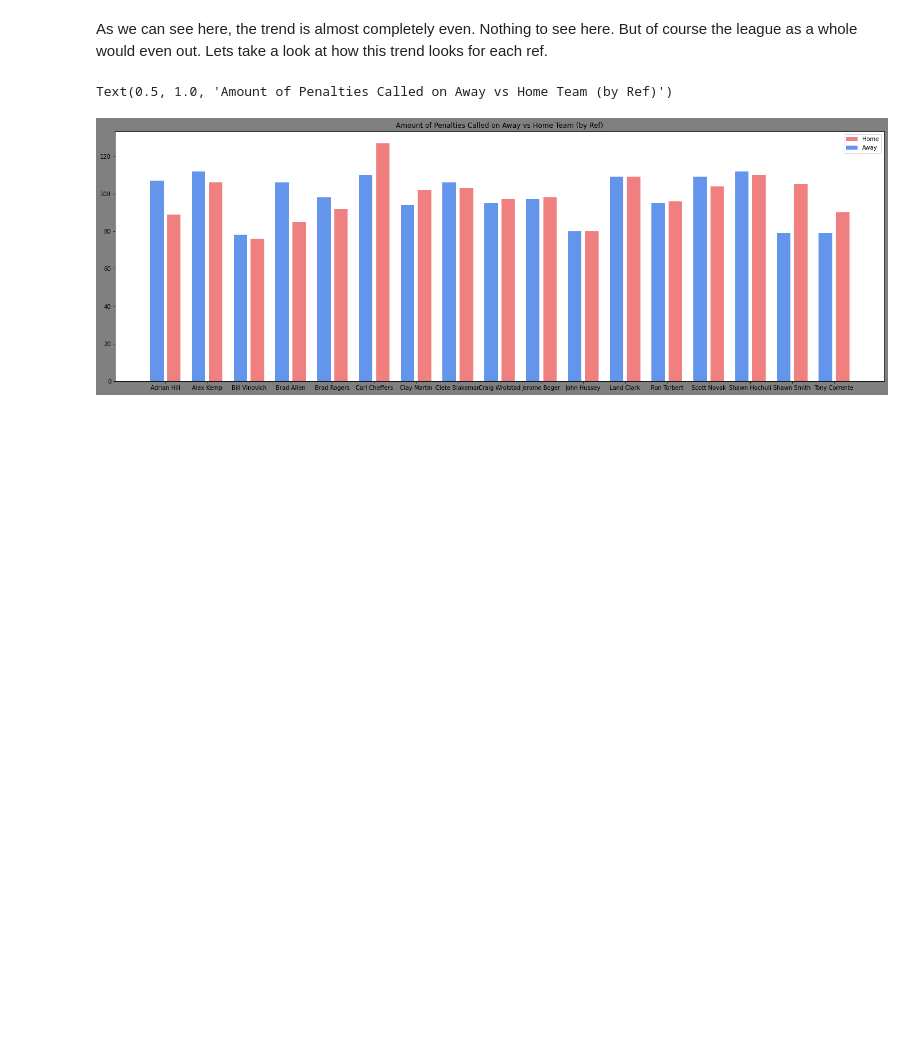
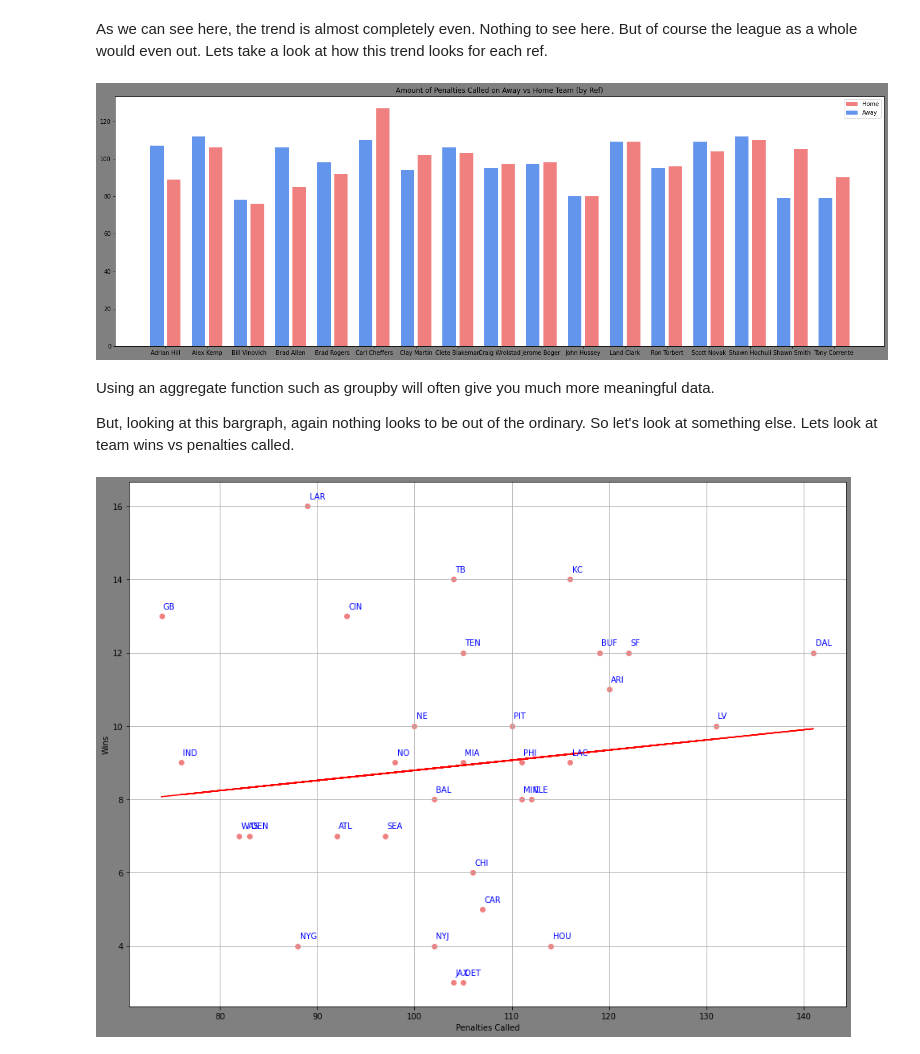
Before and after one commit to zmolz/penalties, a Jupyter notebook: index.ipynb, the cells around one changed output. Cells and saved outputs as stored; diff of their text form; code cells hidden in the pictures; blank space fills up the shorter version.

```diff
--- a/index.ipynb
+++ b/index.ipynb
@@ -476,8 +477,9 @@ fig, ax = plt.subplots(figsize=(24,8), facecolor='gray')
 
 by_ref = penalty_frame.groupby('Ref')
 
-aways_y = [np.count_nonzero(penalties['Called On'].values=='V') for _, penalties in by_ref]
-homes_y = [np.count_nonzero(penalties['Called On'].values=='H') for _, penalties in by_ref]
+xs = np.arange(0.,1., 1./17.)
+aways_y = [np.count_nonzero(penalties['Called On V/H'].values=='V') for _, penalties in by_ref]
+homes_y = [np.count_nonzero(penalties['Called On V/H'].values=='H') for _, penalties in by_ref]
 aways_x = [x-.012  for x in xs]
 homes_x = [x+.012 for x in xs]
 ax.bar(homes_x, homes_y, width=.019, label='Home', color='lightcoral')
@@ -487,6 +489,55 @@ ax.set_xticklabels(by_ref.indices.keys())
 ax.legend()
 
 ax.set_title('Amount of Penalties Called on Away vs Home Team (by Ref)')
+
+None
 # %% [output]
-Text(0.5, 1.0, 'Amount of Penalties Called on Away vs Home Team (by Ref)')
 [figure]
+# %% [markdown]
+Using an aggregate function such as groupby will often give you much more meaningful data.
+
+But, looking at this bargraph, again nothing looks to be out of the ordinary. So let's look at something else. Lets look at team wins vs penalties called.
+# %%
+by_team = penalty_frame.groupby('Called On')
+team_to_penalties = { k: len(v) for k, v in by_team }
+
+by_matchup = gamedata.groupby('ID')
+wins = []
+for id, matchup in by_matchup:
+    v_score = matchup.values[0][1]
+    h_score = matchup.values[1][1]
+    if v_score > h_score:
+        wins.append(matchup.values[0][5])
+    else:
+        wins.append(matchup.values[1][5])
+
+team_names = set(wins)
+team_to_wins = { k: wins.count(k) for k in team_names }
+
+fig, ax = plt.subplots(figsize=(16,12), facecolor='gray')
+
+tmp = team_to_penalties['LA']
+del team_to_penalties['LA']
+team_to_penalties['LAR'] = tmp
+
+xs = []
+ys = []
+for team in team_names:
+    x = team_to_penalties[team]
+    y = team_to_wins[team]
+    ax.scatter(x, y, color='lightcoral')
+    ax.text(x+.2, y+.2, team, color='b')
+    xs.append(x)
+    ys.append(y)
+ax.grid()
+
+m, b = np.polyfit(xs, ys, 1)
+
+ax.plot(xs, [m*a + b for a in xs], color='r')
+
+ax.set_ylabel('Wins')
+ax.set_xlabel('Penalties Called')
+
+None
+# %% [output]
+[figure, added]
```
Also changed, not shown: parts of 6 cells of this notebook, 1 other file.
